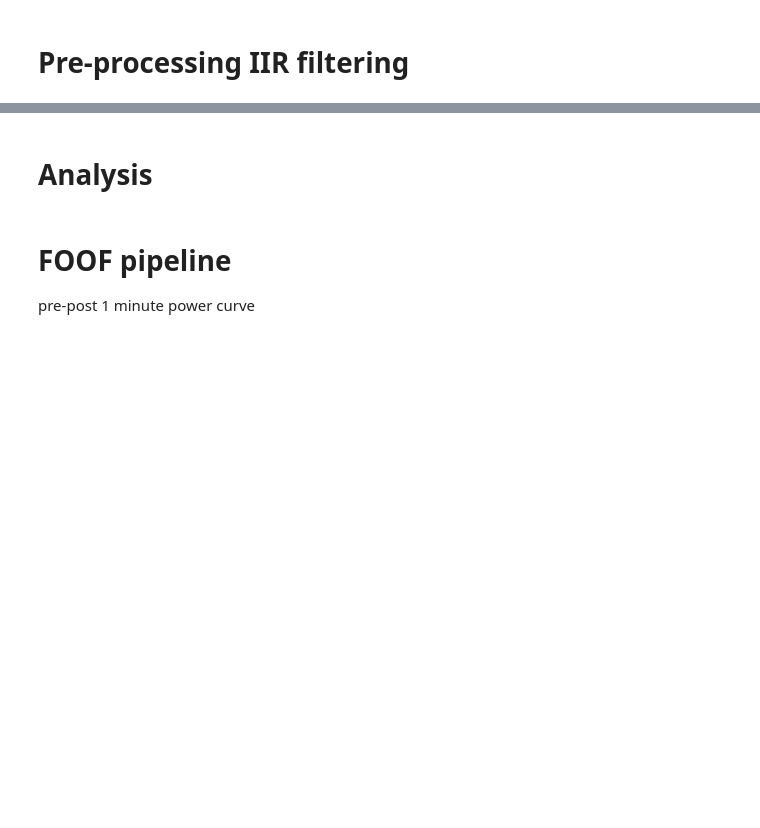
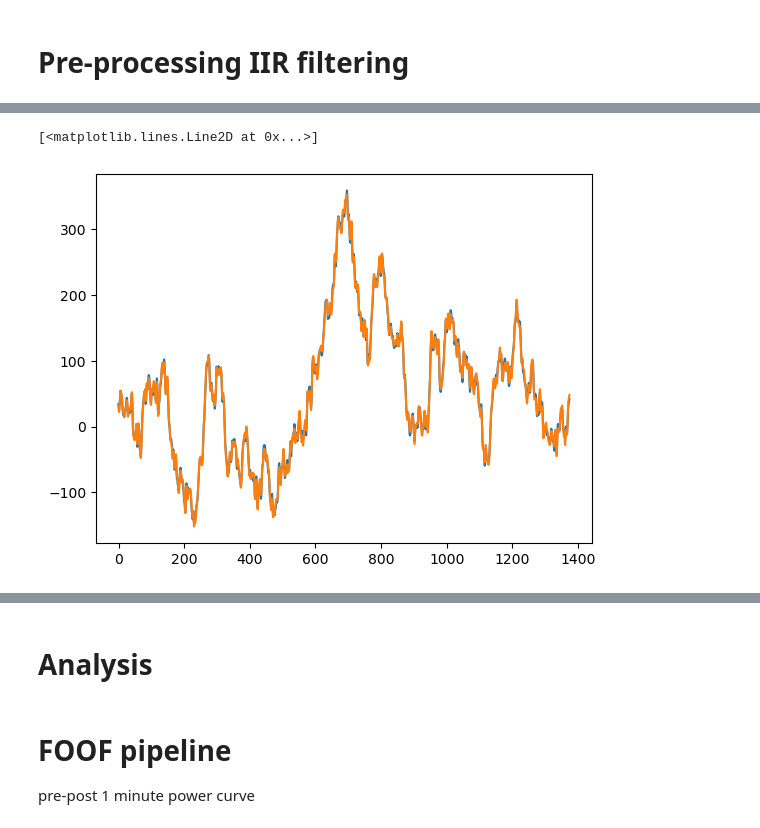
Before and after one commit to seqasim/LFPAnalysis, a Jupyter notebook: scripts/DBS_testing.ipynb, the cells around one changed output, grey strips where cells are left out. Drawn from its saved outputs; the diff is of its cells as text; code cells hidden in the pictures; blank space fills up the shorter version.

```diff
--- a/scripts/DBS_testing.ipynb
+++ b/scripts/DBS_testing.ipynb
@@ -115,0 +106,12 @@ plot_time_series(times, [sig, sig_filt], ['Raw', 'Filtered'])
+# %%
+#filtering test
+f_range = (58, 62)
+sig_filt = filter_signal(CLFP_all, CLFP_hz, 'bandstop', f_range,
+                         filter_type='iir', butterworth_order=3)
+
+# Plot filtered signal for the first 1 second
+plt.plot(sig_filt[0:1375]) #filtered
+plt.plot(CLFP_all[0:1375]) #raw
+# %% [output]
+[<matplotlib.lines.Line2D at 0x...>]
+[figure, added]
```
Also changed, not shown: parts of 19 cells of this notebook.
